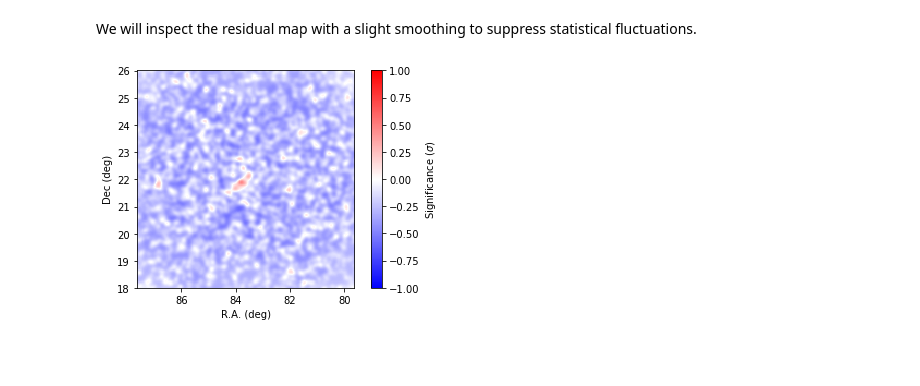
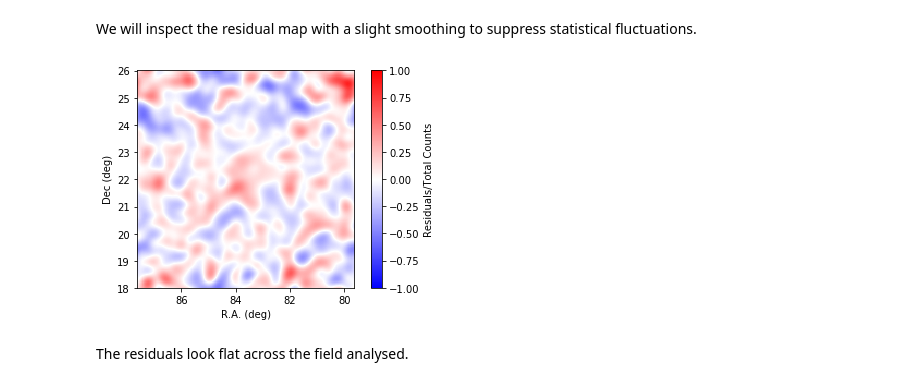
Before and after one commit to ctools/ctools, a Jupyter notebook: doc/source/users/tutorials/hess_dr1/unbinned.ipynb, the cells around one changed output. Saved outputs shown, nothing was run; the diff lists cells and outputs as text; code cells hidden in the pictures; blank space fills up the shorter version.

Commit message:
changed residual map to SUBDIV

```diff
--- a/doc/source/users/tutorials/hess_dr1/unbinned.ipynb
+++ b/doc/source/users/tutorials/hess_dr1/unbinned.ipynb
@@ -189,6 +189,10 @@ Why are there such bad residuals at low energies? Non-stacked residuals look ver
 
 Finally you should also inspect the spatial residuals. You do this using the csresmap script.
 # %%
+#obs = like.obs().copy()
+#obs1 = gammalib.GObservations()
+#obs1.append(obs[0])
+
 resmap = cscripts.csresmap(like.obs())
 resmap['emin']        = 0.66
 resmap['emax']        = 100.
@@ -199,22 +203,24 @@ resmap['yref']        = 22.01
 resmap['binsz']       = 0.02
 resmap['nxpix']       = 200
 resmap['nypix']       = 200
-resmap['algorithm']   = 'SIGNIFICANCE'
+resmap['algorithm']   = 'SUBDIV'
 
 resmap.run()
 # %% [markdown]
 We will inspect the residual map with a slight smoothing to suppress statistical fluctuations.
 # %%
-resmap._resmap.smooth('GAUSSIAN',0.04)
+resmap._resmap.smooth('GAUSSIAN',0.1)
 
 ax  = plt.subplot()
 plt.imshow(resmap._resmap.array(),origin='lower',
             cmap='bwr',vmin=-1,vmax=1,
             extent=[83.63+0.02*200,83.63-0.02*200,22.01-0.02*200,22.01+0.02*200])
             # Boundaries of the coord grid
 ax.set_xlabel('R.A. (deg)')
 ax.set_ylabel('Dec (deg)')
 cbar = plt.colorbar()
-cbar.set_label('Significance ($\sigma$)')
+cbar.set_label('Residuals/Total Counts')
 # %% [output]
-[figure, old version]
+[figure, new version]
+# %% [markdown]
+The residuals look flat across the field analysed.
```
Also changed, not shown: parts of 1 cell of this notebook.
